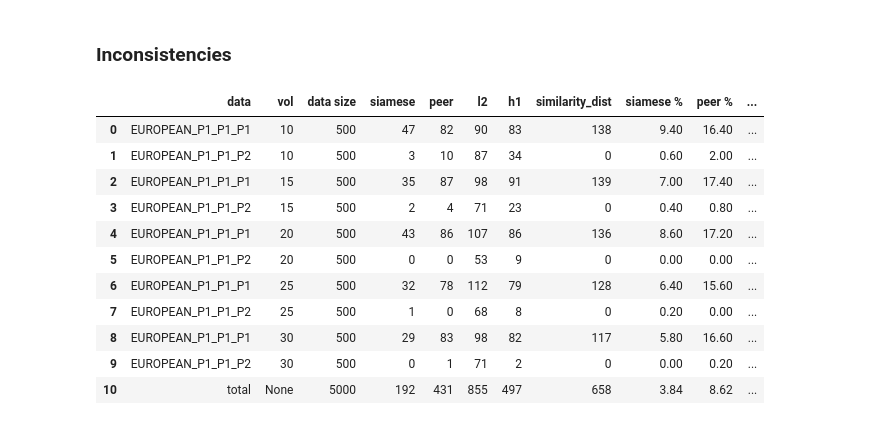
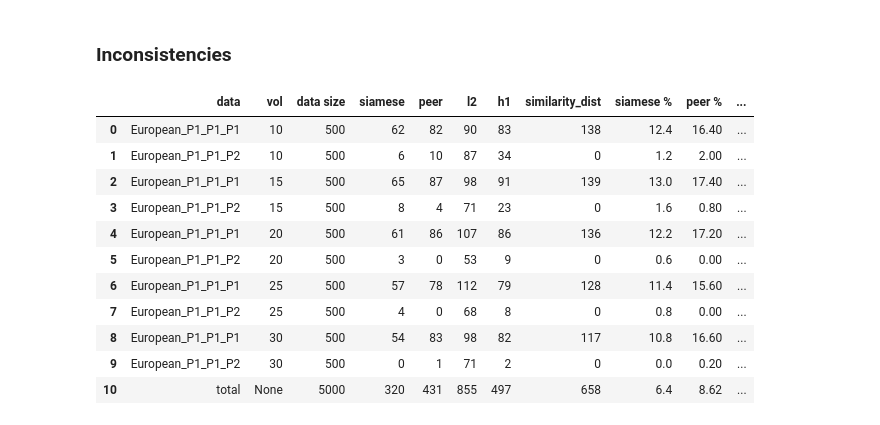
Before and after one commit to zafmah/ml_finance, a Jupyter notebook: peer_scoring_siamese/siamese.ipynb, the cells around one changed output. Saved outputs shown, nothing was run; the diff lists cells and outputs as text; code cells hidden in the pictures.

Commit message:
fix issue with data file naming

```diff
--- a/peer_scoring_siamese/siamese.ipynb
+++ b/peer_scoring_siamese/siamese.ipynb
@@ -440,18 +440,18 @@ info = plot_validation(info, anchor, positive, negative, distance)
 ### Inconsistencies
 # %%
 pd.options.display.max_rows=None
-inconsistencies = compute_inconsistencies(vols=[10,15,20,25,30], data=['EUROPEAN_P1_P1_P1','EUROPEAN_P1_P1_P2'], data_dir='data\\')
+inconsistencies = compute_inconsistencies(vols=[10,15,20,25,30], data=['European_P1_P1_P1','European_P1_P1_P2'], data_dir='data\\')
 inconsistencies
 # %% [output]
 |  | data | vol | data size | siamese | peer | l2 | h1 | similarity_dist | siamese % | peer % | ... |
-| 0 | EUROPEAN_P1_P1_P1 | 10 | 500 | 47 | 82 | 90 | 83 | 138 | 9.40 | 16.40 | ... |
-| 1 | EUROPEAN_P1_P1_P2 | 10 | 500 | 3 | 10 | 87 | 34 | 0 | 0.60 | 2.00 | ... |
-| 2 | EUROPEAN_P1_P1_P1 | 15 | 500 | 35 | 87 | 98 | 91 | 139 | 7.00 | 17.40 | ... |
-| 3 | EUROPEAN_P1_P1_P2 | 15 | 500 | 2 | 4 | 71 | 23 | 0 | 0.40 | 0.80 | ... |
-| 4 | EUROPEAN_P1_P1_P1 | 20 | 500 | 43 | 86 | 107 | 86 | 136 | 8.60 | 17.20 | ... |
-| 5 | EUROPEAN_P1_P1_P2 | 20 | 500 | 0 | 0 | 53 | 9 | 0 | 0.00 | 0.00 | ... |
-| 6 | EUROPEAN_P1_P1_P1 | 25 | 500 | 32 | 78 | 112 | 79 | 128 | 6.40 | 15.60 | ... |
-| 7 | EUROPEAN_P1_P1_P2 | 25 | 500 | 1 | 0 | 68 | 8 | 0 | 0.20 | 0.00 | ... |
-| 8 | EUROPEAN_P1_P1_P1 | 30 | 500 | 29 | 83 | 98 | 82 | 117 | 5.80 | 16.60 | ... |
-| 9 | EUROPEAN_P1_P1_P2 | 30 | 500 | 0 | 1 | 71 | 2 | 0 | 0.00 | 0.20 | ... |
-| 10 | total | None | 5000 | 192 | 431 | 855 | 497 | 658 | 3.84 | 8.62 | ... |
+| 0 | European_P1_P1_P1 | 10 | 500 | 62 | 82 | 90 | 83 | 138 | 12.4 | 16.40 | ... |
+| 1 | European_P1_P1_P2 | 10 | 500 | 6 | 10 | 87 | 34 | 0 | 1.2 | 2.00 | ... |
+| 2 | European_P1_P1_P1 | 15 | 500 | 65 | 87 | 98 | 91 | 139 | 13.0 | 17.40 | ... |
+| 3 | European_P1_P1_P2 | 15 | 500 | 8 | 4 | 71 | 23 | 0 | 1.6 | 0.80 | ... |
+| 4 | European_P1_P1_P1 | 20 | 500 | 61 | 86 | 107 | 86 | 136 | 12.2 | 17.20 | ... |
+| 5 | European_P1_P1_P2 | 20 | 500 | 3 | 0 | 53 | 9 | 0 | 0.6 | 0.00 | ... |
+| 6 | European_P1_P1_P1 | 25 | 500 | 57 | 78 | 112 | 79 | 128 | 11.4 | 15.60 | ... |
+| 7 | European_P1_P1_P2 | 25 | 500 | 4 | 0 | 68 | 8 | 0 | 0.8 | 0.00 | ... |
+| 8 | European_P1_P1_P1 | 30 | 500 | 54 | 83 | 98 | 82 | 117 | 10.8 | 16.60 | ... |
+| 9 | European_P1_P1_P2 | 30 | 500 | 0 | 1 | 71 | 2 | 0 | 0.0 | 0.20 | ... |
+| 10 | total | None | 5000 | 320 | 431 | 855 | 497 | 658 | 6.4 | 8.62 | ... |
```
Also changed, not shown: parts of 1 cell of this notebook.
